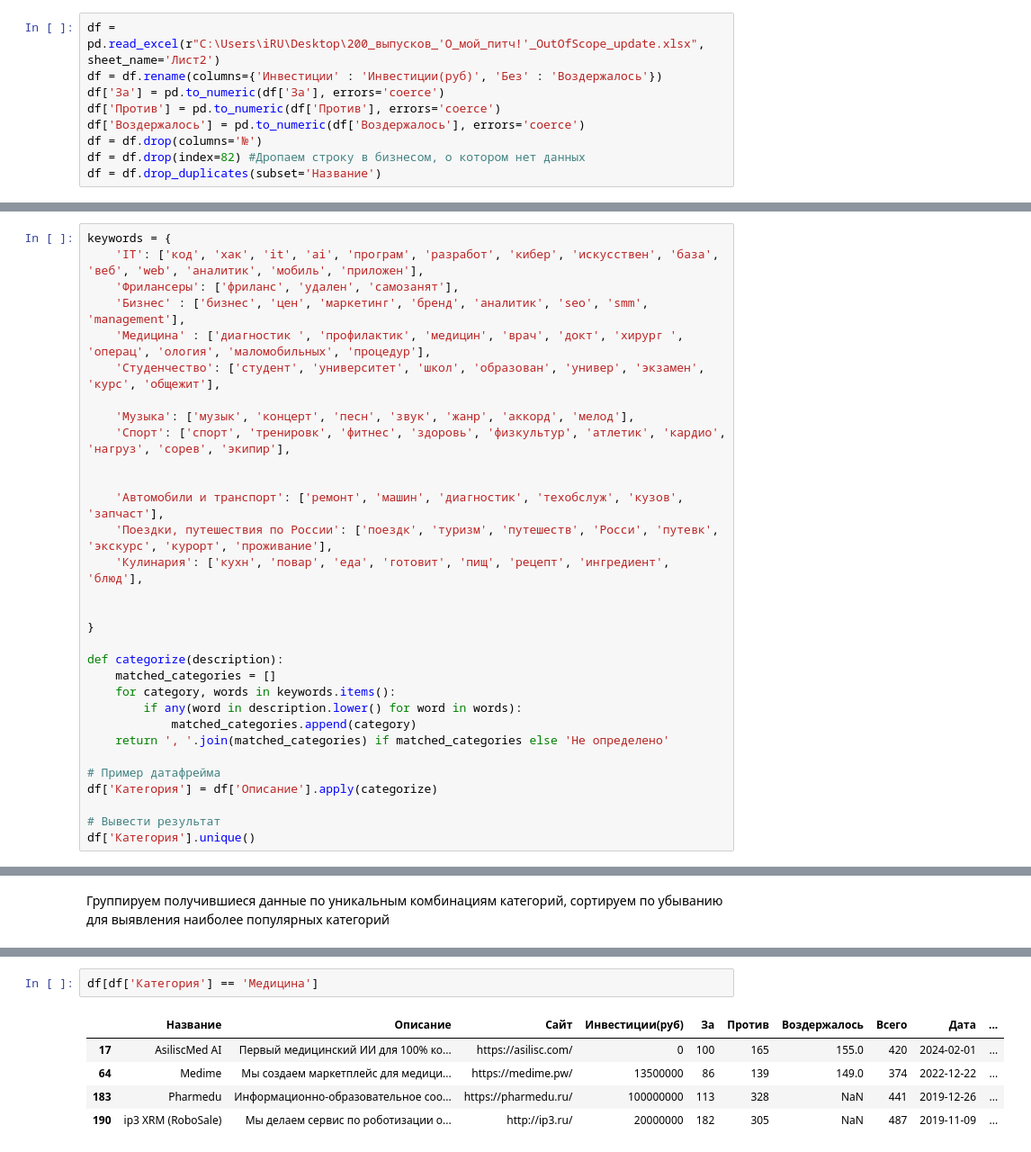
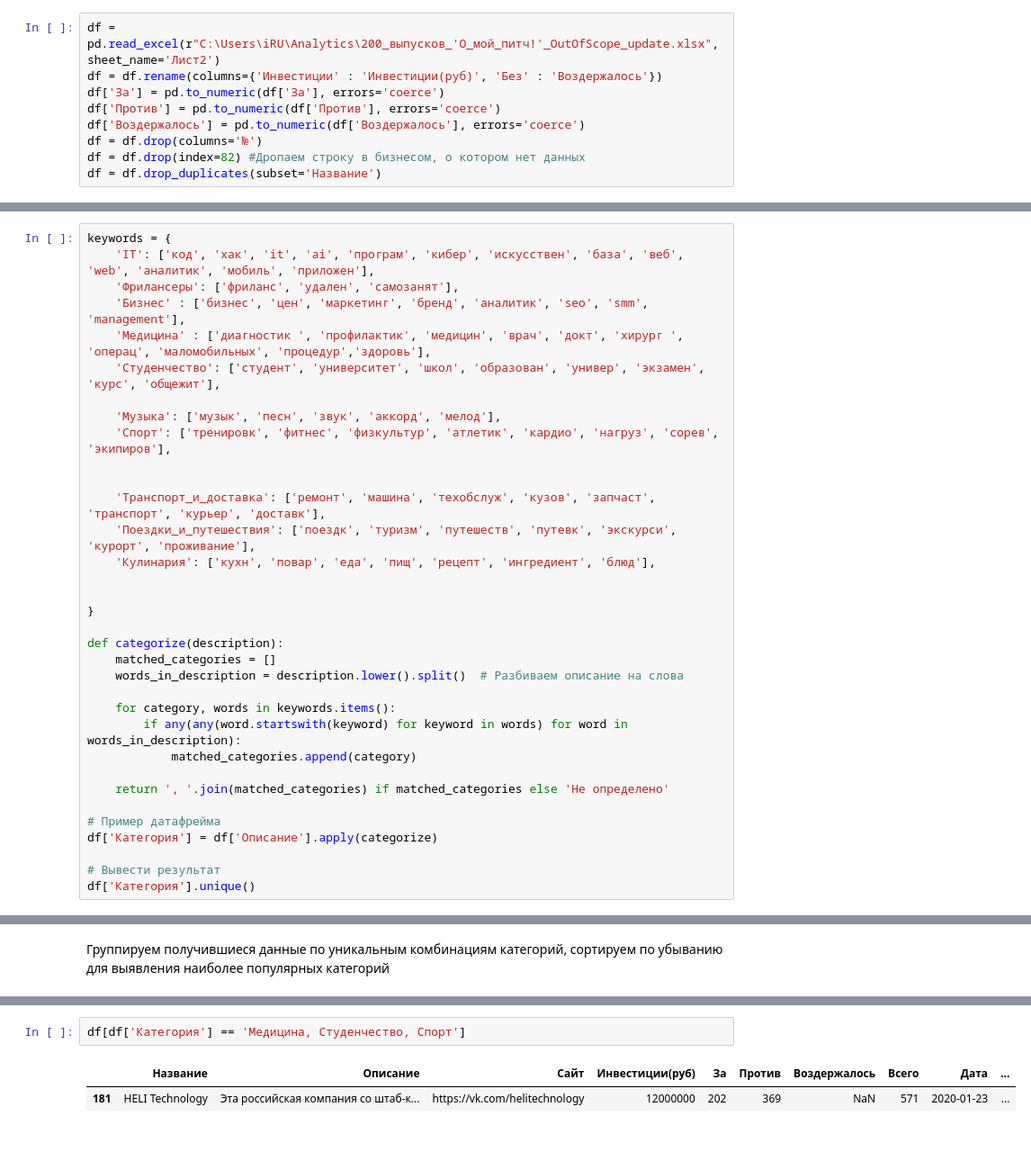
Before and after one commit to panchill/Startup-analytics, a Jupyter notebook: Startup_analytics.ipynb, the cells around one changed output, grey strips where cells are left out. Shown at 90% size. Cells and saved outputs as stored; diff of their text form.

```diff
--- a/Startup_analytics.ipynb
+++ b/Startup_analytics.ipynb
@@ -8,7 +8,7 @@ import numpy as np
 # %% [markdown]
 Считываем данные, делаем их более удобными для работы
 # %%
-df = pd.read_excel(r"C:\Users\iRU\Desktop\200_выпусков_'О_мой_питч!'_OutOfScope_update.xlsx", sheet_name='Лист2')
+df = pd.read_excel(r"C:\Users\iRU\Analytics\200_выпусков_'О_мой_питч!'_OutOfScope_update.xlsx", sheet_name='Лист2')
 df = df.rename(columns={'Инвестиции' : 'Инвестиции(руб)', 'Без' : 'Воздержалось'})
 df['За'] = pd.to_numeric(df['За'], errors='coerce')
 df['Против'] = pd.to_numeric(df['Против'], errors='coerce')
@@ -105,28 +105,31 @@ plt.show()
 Для разбивки используются ключевые слова, которые наиболее подходят для выбраной категории
 # %%
 keywords = {
-    'IT': ['код', 'хак', 'it', 'ai', 'програм', 'разработ', 'кибер', 'искусствен', 'база', 'веб', 'web', 'аналитик', 'мобиль', 'приложен'],
+    'IT': ['код', 'хак', 'it', 'ai', 'програм', 'кибер', 'искусствен', 'база', 'веб', 'web', 'аналитик', 'мобиль', 'приложен'],
     'Фрилансеры': ['фриланс', 'удален', 'самозанят'],
     'Бизнес' : ['бизнес', 'цен', 'маркетинг', 'бренд', 'аналитик', 'seo', 'smm', 'management'],
-    'Медицина' : ['диагностик ', 'профилактик', 'медицин', 'врач', 'докт', 'хирург ', 'операц', 'ология', 'маломобильных', 'процедур'],
+    'Медицина' : ['диагностик ', 'профилактик', 'медицин', 'врач', 'докт', 'хирург ', 'операц', 'маломобильных', 'процедур','здоровь'],
     'Студенчество': ['студент', 'университет', 'школ', 'образован', 'универ', 'экзамен', 'курс', 'общежит'],
 
-    'Музыка': ['музык', 'концерт', 'песн', 'звук', 'жанр', 'аккорд', 'мелод'],
-    'Спорт': ['спорт', 'тренировк', 'фитнес', 'здоровь', 'физкультур', 'атлетик', 'кардио', 'нагруз', 'сорев', 'экипир'],
+    'Музыка': ['музык', 'песн', 'звук', 'аккорд', 'мелод'],
+    'Спорт': ['тренировк', 'фитнес', 'физкультур', 'атлетик', 'кардио', 'нагруз', 'сорев', 'экипиров'],
 
 
-    'Автомобили и транспорт': ['ремонт', 'машин', 'диагностик', 'техобслуж', 'кузов', 'запчаст'],
-    'Поездки, путешествия по России': ['поездк', 'туризм', 'путешеств', 'Росси', 'путевк', 'экскурс', 'курорт', 'проживание'],
-    'Кулинария': ['кухн', 'повар', 'еда', 'готовит', 'пищ', 'рецепт', 'ингредиент', 'блюд'],
+    'Транспорт_и_доставка': ['ремонт', 'машина', 'техобслуж', 'кузов', 'запчаст', 'транспорт', 'курьер', 'доставк'],
+    'Поездки_и_путешествия': ['поездк', 'туризм', 'путешеств', 'путевк', 'экскурси', 'курорт', 'проживание'],
+    'Кулинария': ['кухн', 'повар', 'еда', 'пищ', 'рецепт', 'ингредиент', 'блюд'],
 
 
 }
 
 def categorize(description):
     matched_categories = []
+    words_in_description = description.lower().split()  # Разбиваем описание на слова
+
     for category, words in keywords.items():
-        if any(word in description.lower() for word in words):
+        if any(any(word.startswith(keyword) for keyword in words) for word in words_in_description):
             matched_categories.append(category)
+
     return ', '.join(matched_categories) if matched_categories else 'Не определено'
 
 # Пример датафрейма
@@ -199,8 +204,5 @@ plt.show()
 # %%
-df[df['Категория'] == 'Медицина']
+df[df['Категория'] == 'Медицина, Студенчество, Спорт']
 # %% [output]
 |  | Название | Описание | Сайт | Инвестиции(руб) | За | Против | Воздержалось | Всего | Дата | ... |
-| 17 | AsiliscMed AI | Первый медицинский ИИ для 100% ко... | https://asilisc.com/ | 0 | 100 | 165 | 155.0 | 420 | 2024-02-01 | ... |
-| 64 | Medime | Мы создаем маркетплейс для медици... | https://medime.pw/ | 13500000 | 86 | 139 | 149.0 | 374 | 2022-12-22 | ... |
-| 183 | Pharmedu | Информационно-образовательное соо... | https://pharmedu.ru/ | 100000000 | 113 | 328 | NaN | 441 | 2019-12-26 | ... |
-| 190 | ip3 XRM (RoboSale) | Мы делаем сервис по роботизации о... | http://ip3.ru/ | 20000000 | 182 | 305 | NaN | 487 | 2019-11-09 | ... |
+| 181 | HELI Technology | Эта российская компания со штаб-к... | https://vk.com/helitechnology | 12000000 | 202 | 369 | NaN | 571 | 2020-01-23 | ... |
```
Also changed, not shown: parts of 6 cells of this notebook.
